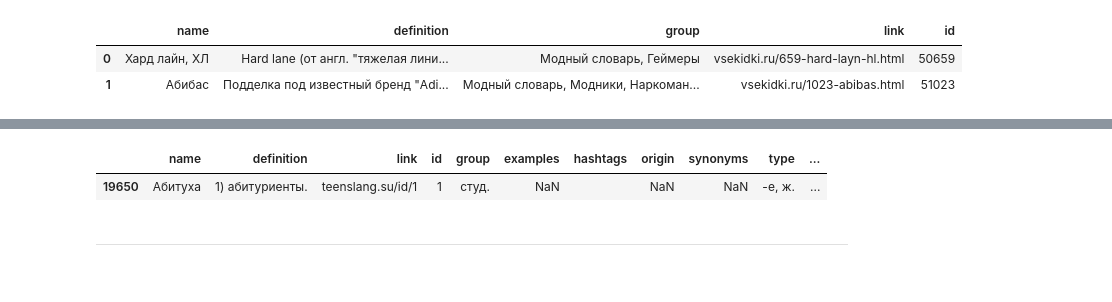
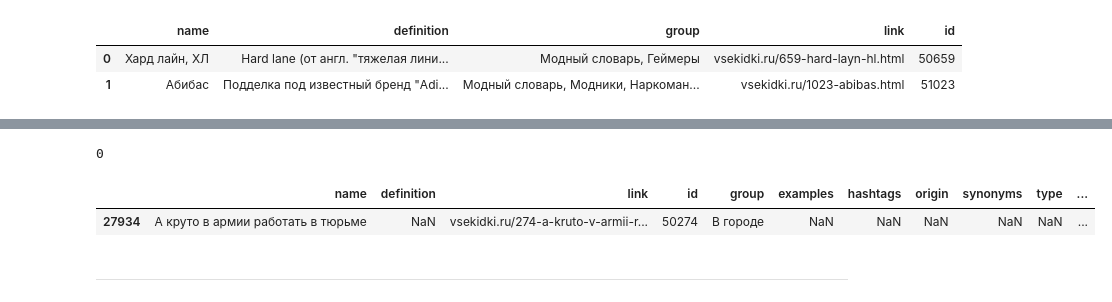
Before and after one commit to lotfull/RuSlangApp, a Jupyter notebook: SlangDictionary/dict_merge.ipynb, the cells around one changed output, grey strips where cells are left out. Drawn from its saved outputs; the diff is of its cells as text; code cells hidden in the pictures.

```diff
--- a/SlangDictionary/dict_merge.ipynb
+++ b/SlangDictionary/dict_merge.ipynb
@@ -49,6 +49,8 @@ full.reset_index(inplace=True, drop=True)
 full.replace(' ', float('nan'))
 
 full.name = full.name.apply(lambda n: n[0].upper() + n[1:])
+
+full = full.dropna(subset=['name', 'definition'])
 # %%
 full.to_csv('../SlangApp/full_dict.csv', index=False)
 print(full.columns)
@@ -66,8 +77,15 @@ Index(['name', 'definition', 'link', 'id', 'group', 'examples', 'hashtags',
+# %%
+full.definition = full.definition.apply(lambda x: re.sub(r'^[1234567890]\n', '', x))
+# %%
+a = list(full.definition[full.definition.apply(lambda x: len(re.findall(r'^[1234567890]\n', x))) > 0])
+len(a)
+# %% [output]
+0
 # %%
-full[full.id == 1]
+full[full.id == 50274]
 # %% [output]
 |  | name | definition | link | id | group | examples | hashtags | origin | synonyms | type | ... |
-| 19650 | Абитуха | 1) абитуриенты. | teenslang.su/id/1 | 1 | студ. | NaN |  | NaN | NaN | -е, ж. | ... |
+| 27934 | А круто в армии работать в тюрьме | NaN | vsekidki.ru/274-a-kruto-v-armii-r... | 50274 | В городе | NaN | NaN | NaN | NaN | NaN | ... |
 # %% [markdown]
 ___
 # %%
```
Also changed, not shown: parts of 2 cells of this notebook, 36 other files.
